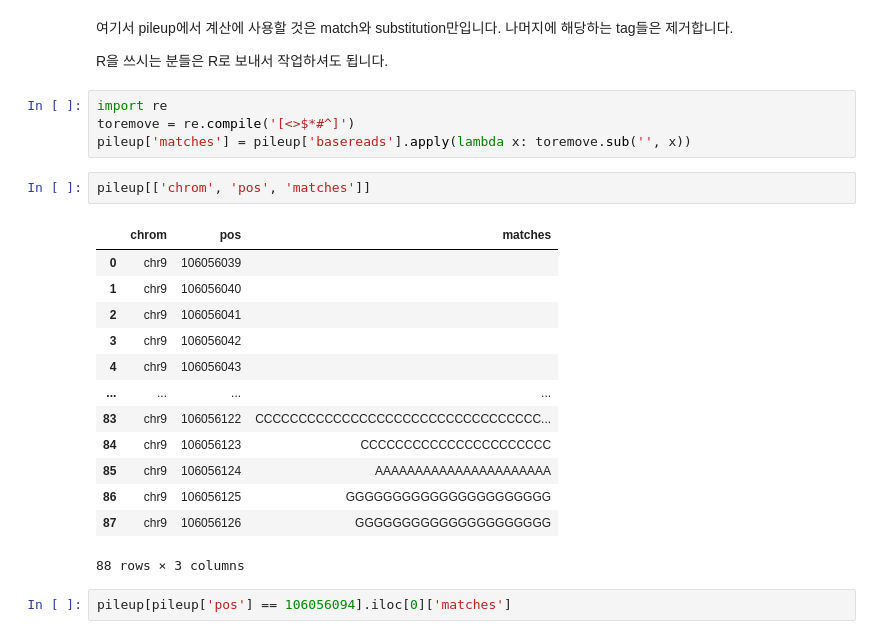
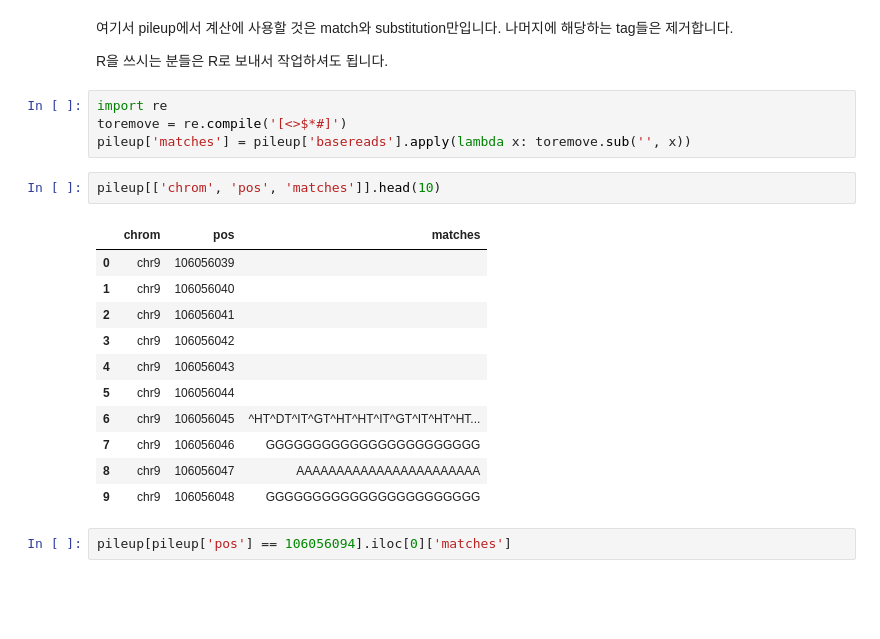
Before and after one commit to young5454/SNU-BI1, a Jupyter notebook: CoLab_TermProj_2024_3.ipynb, the cells around one changed output. Drawn from its saved outputs; the diff is of its cells as text; blank space fills up the shorter version.

```diff
--- a/CoLab_TermProj_2024_3.ipynb
+++ b/CoLab_TermProj_2024_3.ipynb
@@ -185,24 +259,22 @@ pileup.head(10)
 R을 쓰시는 분들은 R로 보내서 작업하셔도 됩니다.
 # %%
 import re
-toremove = re.compile('[<>$*#^]')
+toremove = re.compile('[<>$*#]')
 pileup['matches'] = pileup['basereads'].apply(lambda x: toremove.sub('', x))
 # %%
-pileup[['chrom', 'pos', 'matches']]
+pileup[['chrom', 'pos', 'matches']].head(10)
 # %% [output]
 |  | chrom | pos | matches |
 | 0 | chr9 | 106056039 |  |
 | 1 | chr9 | 106056040 |  |
 | 2 | chr9 | 106056041 |  |
 | 3 | chr9 | 106056042 |  |
 | 4 | chr9 | 106056043 |  |
-| ... | ... | ... | ... |
-| 83 | chr9 | 106056122 | CCCCCCCCCCCCCCCCCCCCCCCCCCCCCCCCC... |
-| 84 | chr9 | 106056123 | CCCCCCCCCCCCCCCCCCCCCC |
-| 85 | chr9 | 106056124 | AAAAAAAAAAAAAAAAAAAAAA |
-| 86 | chr9 | 106056125 | GGGGGGGGGGGGGGGGGGGGGG |
-| 87 | chr9 | 106056126 | GGGGGGGGGGGGGGGGGGGGG |
+| 5 | chr9 | 106056044 |  |
+| 6 | chr9 | 106056045 | ^HT^DT^IT^GT^HT^HT^IT^GT^IT^HT^HT... |
+| 7 | chr9 | 106056046 | GGGGGGGGGGGGGGGGGGGGGGG |
+| 8 | chr9 | 106056047 | AAAAAAAAAAAAAAAAAAAAAAA |
+| 9 | chr9 | 106056048 | GGGGGGGGGGGGGGGGGGGGGGG |
-88 rows × 3 columns
 # %%
 pileup[pileup['pos'] == 106056094].iloc[0]['matches']
 # %% [output]
```
Also changed, not shown: parts of 25 cells of this notebook, 1 other file.
